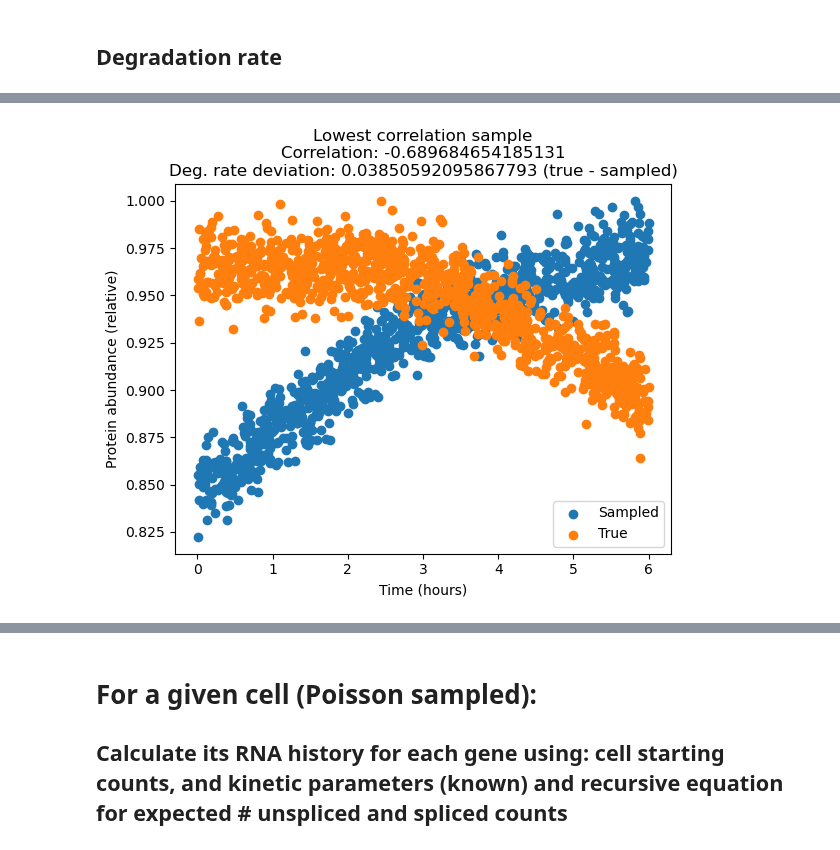
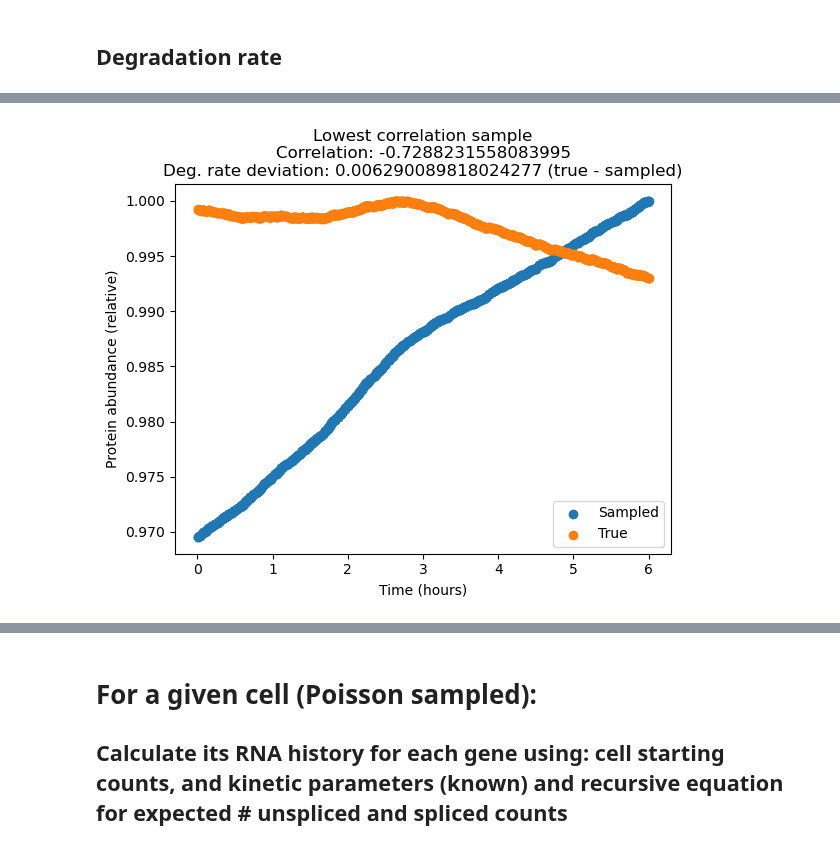
Before and after one commit to reliscu/chronocell_simulations, a Jupyter notebook: simulate_protein_imputation.ipynb, the cells around one changed output, grey strips where cells are left out. Cells and saved outputs as stored; diff of their text form; code cells hidden in the pictures.

Commit message:
wrapping up simulations exploring impact of wrong translation or degradation rate

```diff
--- a/simulate_protein_imputation.ipynb
+++ b/simulate_protein_imputation.ipynb
@@ -73,11 +74,11 @@ dispersion_factor = 1 # Smaller value = larger spread
 P_sampled_transl_observed, P_sampled_transl, sampled_transl_rates = simulate_protein_transl_rate_sensitivity(Y_observed, topo, true_t, true_l, phi, dispersion_factor, n_resamples, random_seed=random_seed)
 P_sampled_deg_observed, P_sampled_deg, sampled_deg_rates = simulate_protein_deg_rate_sensitivity(Y_observed, topo, true_t, true_l, phi, dispersion_factor, n_resamples, random_seed=random_seed)
 # %%
-sampled_transl_corrs = np.array([[np.corrcoef(P_sampled_transl_observed[r, :, idx],
-                                              P_observed[:, idx])[0, 1] for idx in range(p)]
+sampled_transl_corrs = np.array([[np.corrcoef(P_sampled_transl[r, :, idx],
+                                              P[:, idx])[0, 1] for idx in range(p)]
                                  for r in range(n_resamples)])
 
-sampled_deg_corrs = np.array([[np.corrcoef(P_sampled_deg_observed[r, :, idx],
-                                           P_observed[:, idx])[0, 1] for idx in range(p)]
+sampled_deg_corrs = np.array([[np.corrcoef(P_sampled_deg[r, :, idx],
+                                           P[:, idx])[0, 1] for idx in range(p)]
                               for r in range(n_resamples)])
 # %%
@@ -175,15 +372,15 @@ plt.legend();
 # %%
 min_cor_sample_idx = np.argmin(sampled_deg_corrs[:, gene_idx])
-cor = np.corrcoef(P_sampled_deg_observed[min_cor_sample_idx, :, gene_idx], P_observed[:, gene_idx])[0, 1]
+cor = np.corrcoef(P_sampled_deg[min_cor_sample_idx, :, gene_idx], P[:, gene_idx])[0, 1]
 deg_dev = phi[gene_idx, -1] - sampled_deg_rates[gene_idx, min_cor_sample_idx]
 
 plt.scatter(true_t,
-            P_sampled_deg_observed[min_cor_sample_idx, :, gene_idx] / np.max(P_sampled_deg_observed[min_cor_sample_idx, :, gene_idx]),
+            P_sampled_deg[min_cor_sample_idx, :, gene_idx] / np.max(P_sampled_deg[min_cor_sample_idx, :, gene_idx]),
             label="Sampled")
-plt.scatter(true_t, P_observed[:, gene_idx] / np.max(P_observed[:, gene_idx]), label="True");
+plt.scatter(true_t, P[:, gene_idx] / np.max(P[:, gene_idx]), label="True");
 plt.title(f"Lowest correlation sample\nCorrelation: {cor}\nDeg. rate deviation: {deg_dev} (true - sampled)");
 plt.xlabel("Time (hours)");
 plt.ylabel("Protein abundance (relative)");
 plt.legend();
 # %% [output]
-[figure, old version]
+[figure, new version]
```
Also changed, not shown: parts of 24 cells of this notebook, 1 other file.
